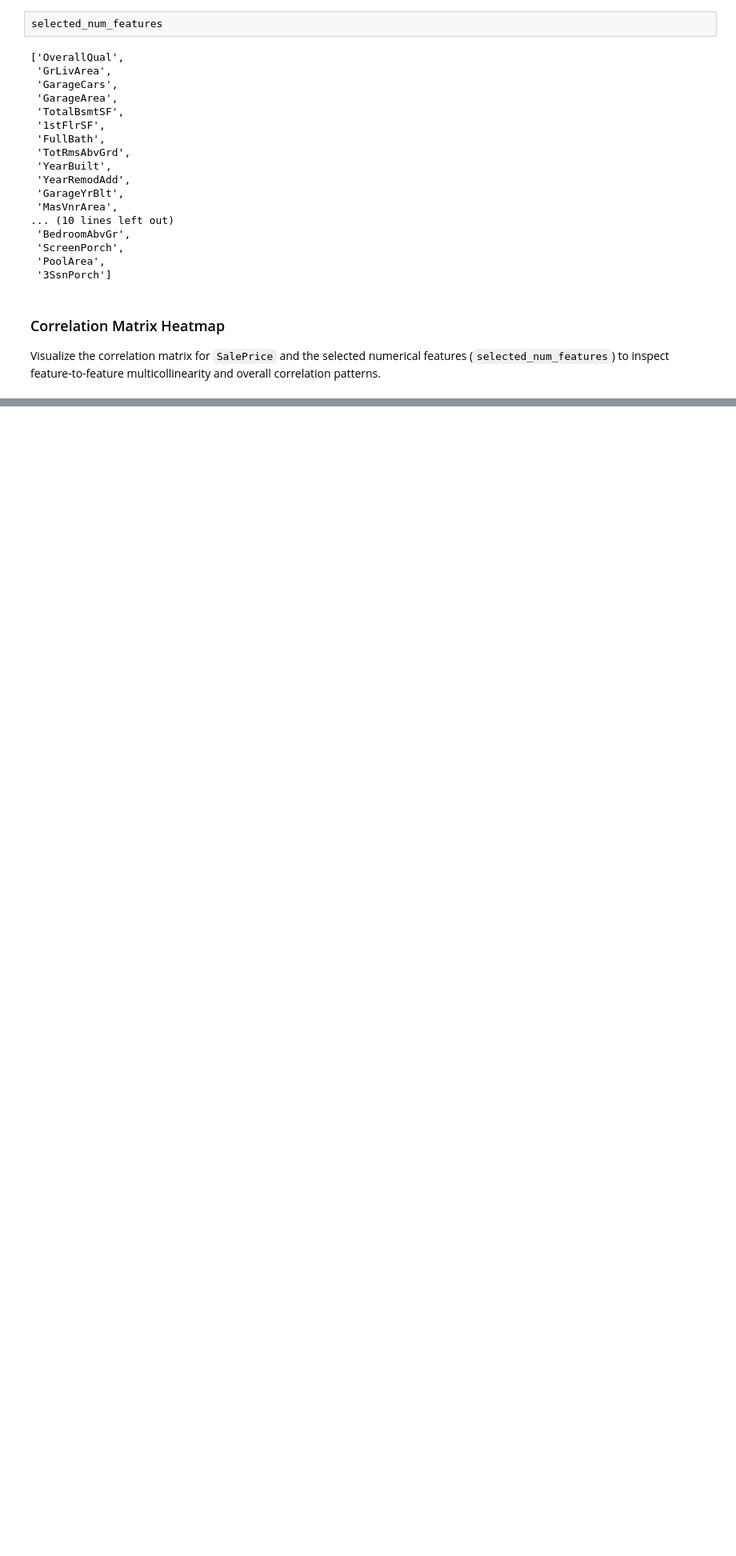
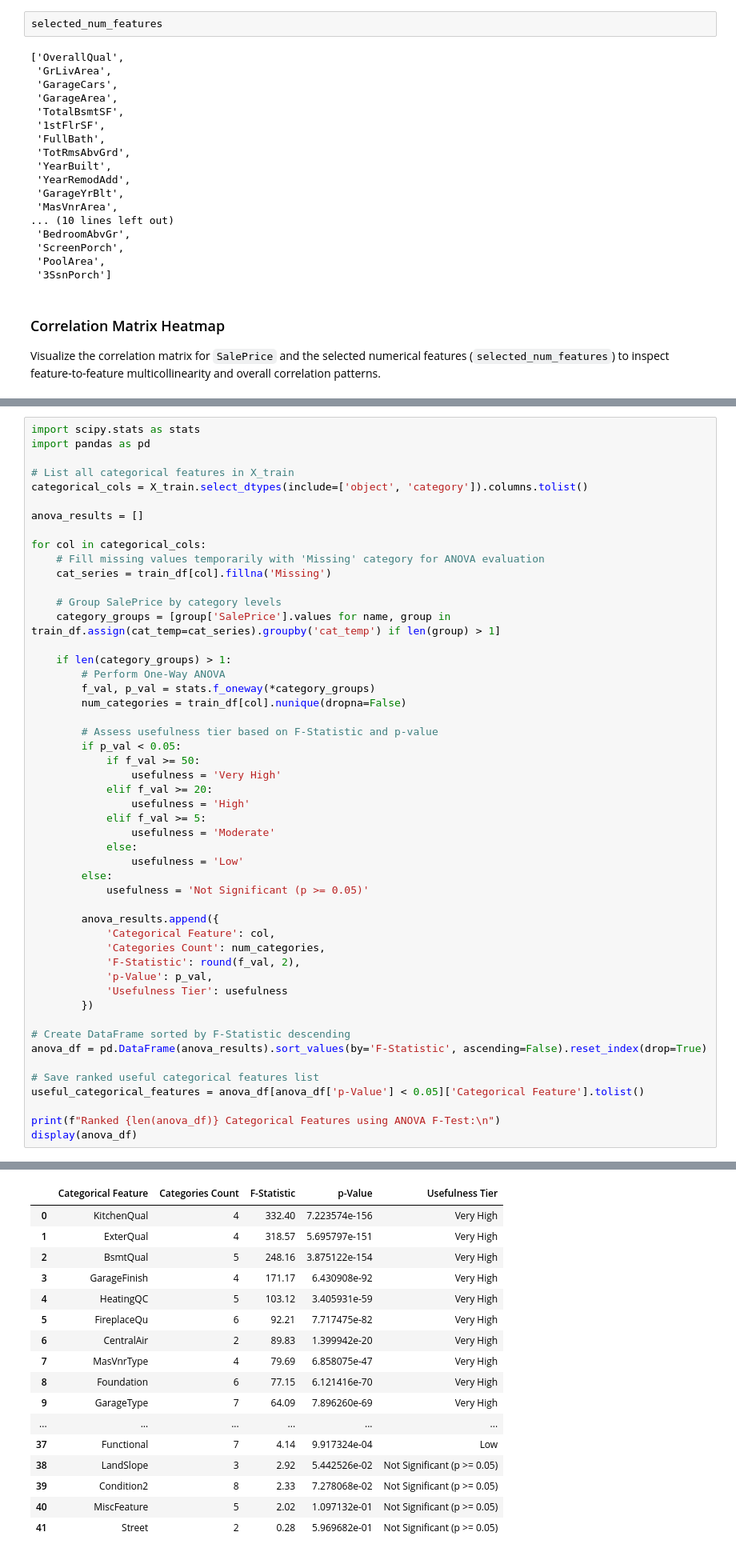
Before and after one commit to VenuriDampahalage/ames-housing-price-prediction, a Jupyter notebook: preProcessing.ipynb, the cells around one changed output, grey strips where cells are left out. Shown at 80% size. Cells and saved outputs as stored; diff of their text form; blank space fills up the shorter version.

```diff
--- a/preProcessing.ipynb
+++ b/preProcessing.ipynb
@@ -179,0 +325,51 @@ plt.show()
+# %%
+import scipy.stats as stats
+import pandas as pd
+
+# List all categorical features in X_train
+categorical_cols = X_train.select_dtypes(include=['object', 'category']).columns.tolist()
+
+anova_results = []
+
+for col in categorical_cols:
+    # Fill missing values temporarily with 'Missing' category for ANOVA evaluation
+    cat_series = train_df[col].fillna('Missing')
+
+    # Group SalePrice by category levels
+    category_groups = [group['SalePrice'].values for name, group in train_df.assign(cat_temp=cat_series).groupby('cat_temp') if len(group) > 1]
+
+    if len(category_groups) > 1:
+        # Perform One-Way ANOVA
+        f_val, p_val = stats.f_oneway(*category_groups)
+        num_categories = train_df[col].nunique(dropna=False)
+
+        # Assess usefulness tier based on F-Statistic and p-value
+        if p_val < 0.05:
+            if f_val >= 50:
+                usefulness = 'Very High'
+            elif f_val >= 20:
+                usefulness = 'High'
+            elif f_val >= 5:
+                usefulness = 'Moderate'
+            else:
+                usefulness = 'Low'
+        else:
+            usefulness = 'Not Significant (p >= 0.05)'
+
+        anova_results.append({
+            'Categorical Feature': col,
+            'Categories Count': num_categories,
+            'F-Statistic': round(f_val, 2),
+            'p-Value': p_val,
+            'Usefulness Tier': usefulness
+        })
+
+# Create DataFrame sorted by F-Statistic descending
+anova_df = pd.DataFrame(anova_results).sort_values(by='F-Statistic', ascending=False).reset_index(drop=True)
+
+# Save ranked useful categorical features list
+useful_categorical_features = anova_df[anova_df['p-Value'] < 0.05]['Categorical Feature'].tolist()
+
+print(f"Ranked {len(anova_df)} Categorical Features using ANOVA F-Test:\n")
+display(anova_df)
+# %% [output]
@@ -179,0 +377,17 @@ plt.show()
+|  | Categorical Feature | Categories Count | F-Statistic | p-Value | Usefulness Tier |
+| 0 | KitchenQual | 4 | 332.40 | 7.223574e-156 | Very High |
+| 1 | ExterQual | 4 | 318.57 | 5.695797e-151 | Very High |
+| 2 | BsmtQual | 5 | 248.16 | 3.875122e-154 | Very High |
+| 3 | GarageFinish | 4 | 171.17 | 6.430908e-92 | Very High |
+| 4 | HeatingQC | 5 | 103.12 | 3.405931e-59 | Very High |
+| 5 | FireplaceQu | 6 | 92.21 | 7.717475e-82 | Very High |
+| 6 | CentralAir | 2 | 89.83 | 1.399942e-20 | Very High |
+| 7 | MasVnrType | 4 | 79.69 | 6.858075e-47 | Very High |
+| 8 | Foundation | 6 | 77.15 | 6.121416e-70 | Very High |
+| 9 | GarageType | 7 | 64.09 | 7.896260e-69 | Very High |
+| ... | ... | ... | ... | ... | ... |
+| 37 | Functional | 7 | 4.14 | 9.917324e-04 | Low |
+| 38 | LandSlope | 3 | 2.92 | 5.442526e-02 | Not Significant (p >= 0.05) |
+| 39 | Condition2 | 8 | 2.33 | 7.278068e-02 | Not Significant (p >= 0.05) |
+| 40 | MiscFeature | 5 | 2.02 | 1.097132e-01 | Not Significant (p >= 0.05) |
+| 41 | Street | 2 | 0.28 | 5.969682e-01 | Not Significant (p >= 0.05) |
```
Also changed, not shown: parts of 8 cells of this notebook.
